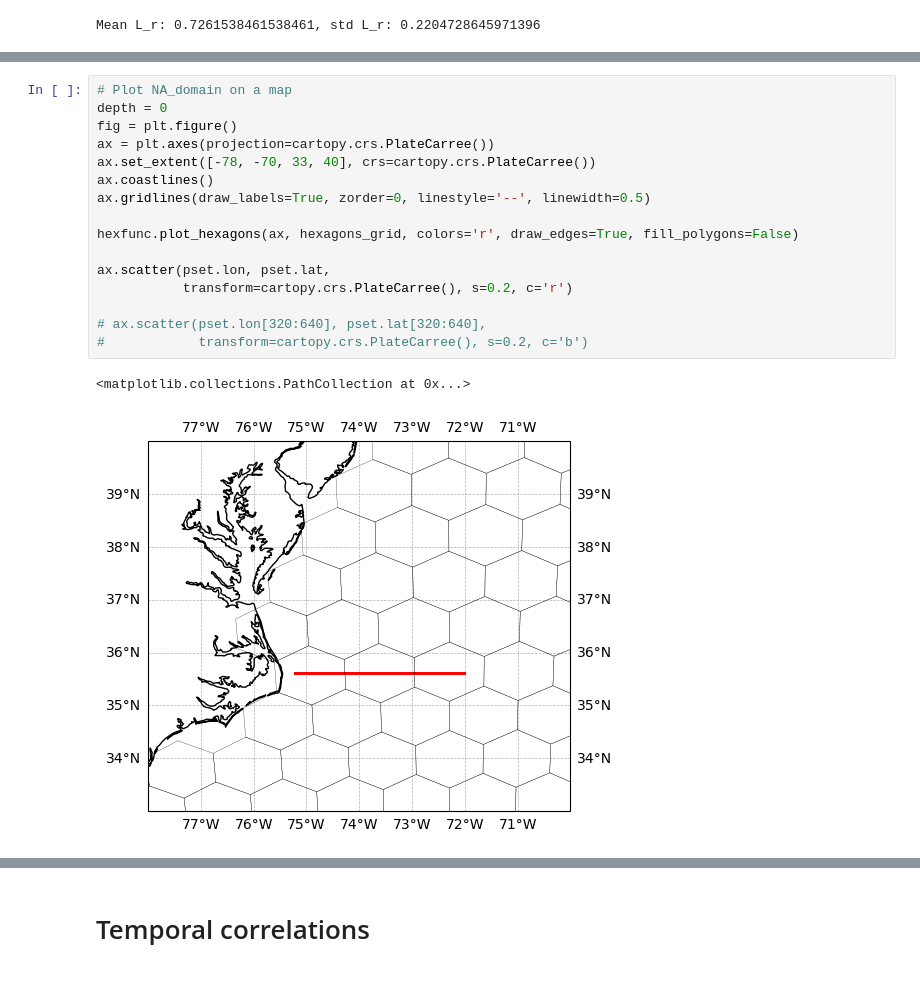
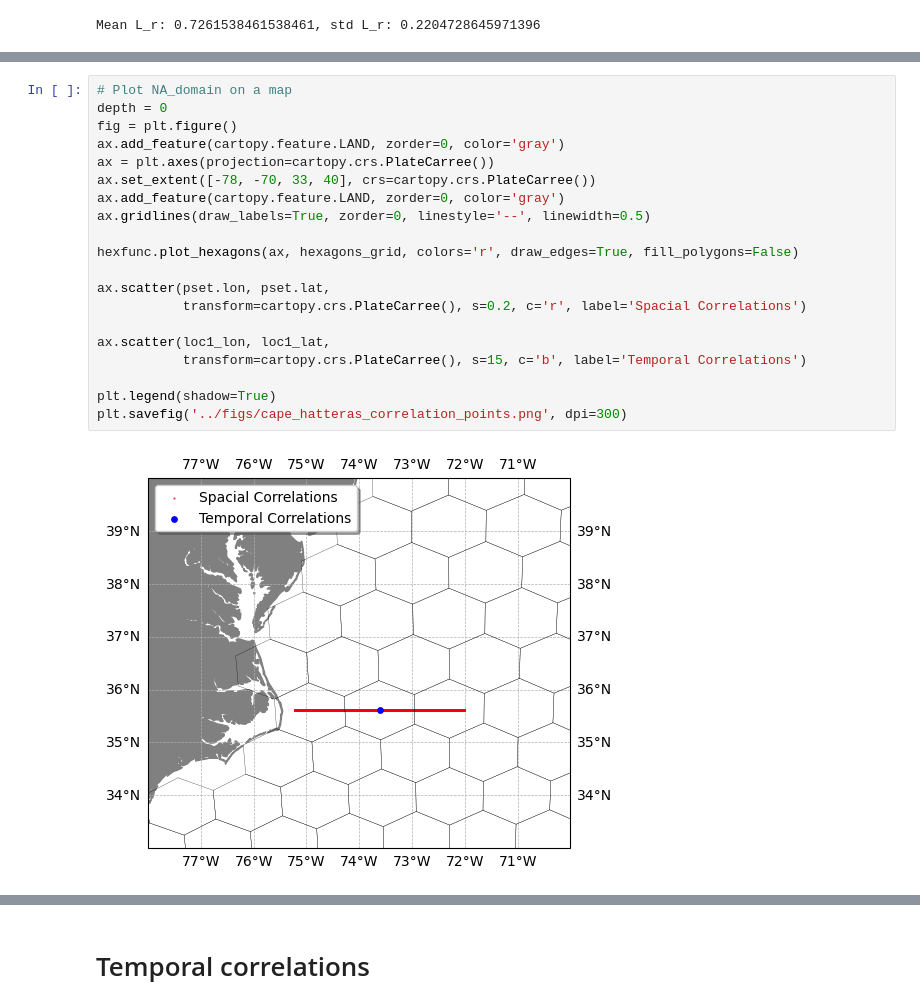
Before and after one commit to OceanParcels/NEMO_Ensemble_Lagrangian_Analysis, a Jupyter notebook: notebooks/12.Spatial_Lagrangian_autocorrelation_function.ipynb, the cells around one changed output, grey strips where cells are left out. Saved outputs shown, nothing was run; the diff lists cells and outputs as text; blank space fills up the shorter version.

```diff
--- a/notebooks/12.Spatial_Lagrangian_autocorrelation_function.ipynb
+++ b/notebooks/12.Spatial_Lagrangian_autocorrelation_function.ipynb
@@ -243,19 +292,22 @@ plt.legend()
 # %%
 # Plot NA_domain on a map
 depth = 0
 fig = plt.figure()
+ax.add_feature(cartopy.feature.LAND, zorder=0, color='gray')
 ax = plt.axes(projection=cartopy.crs.PlateCarree())
 ax.set_extent([-78, -70, 33, 40], crs=cartopy.crs.PlateCarree())
-ax.coastlines()
+ax.add_feature(cartopy.feature.LAND, zorder=0, color='gray')
 ax.gridlines(draw_labels=True, zorder=0, linestyle='--', linewidth=0.5)
 
 hexfunc.plot_hexagons(ax, hexagons_grid, colors='r', draw_edges=True, fill_polygons=False)
 
 ax.scatter(pset.lon, pset.lat,
-           transform=cartopy.crs.PlateCarree(), s=0.2, c='r')
+           transform=cartopy.crs.PlateCarree(), s=0.2, c='r', label='Spacial Correlations')
 
-# ax.scatter(pset.lon[320:640], pset.lat[320:640],
-#            transform=cartopy.crs.PlateCarree(), s=0.2, c='b')
+ax.scatter(loc1_lon, loc1_lat,
+           transform=cartopy.crs.PlateCarree(), s=15, c='b', label='Temporal Correlations')
+
+plt.legend(shadow=True)
+plt.savefig('../figs/cape_hatteras_correlation_points.png', dpi=300)
 # %% [output]
-<matplotlib.collections.PathCollection at 0x...>
-[figure, old version]
+[figure, new version]
```
Also changed, not shown: parts of 25 cells of this notebook, 8 other files.
